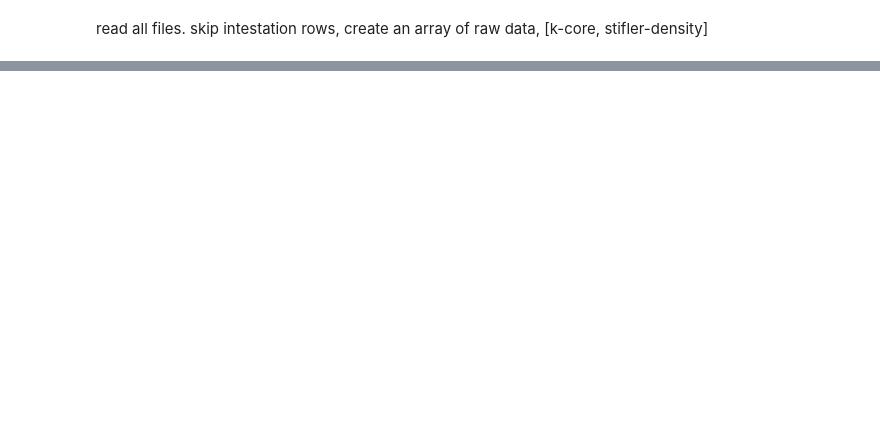
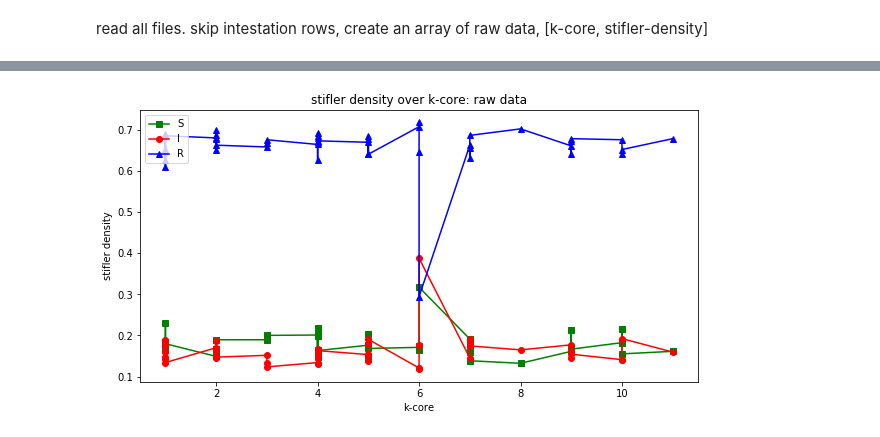
Before and after one commit to BFSteam/memory, a Jupyter notebook: jup/python/Stifler Density Over K-Core.ipynb, the cells around one changed output, grey strips where cells are left out. Saved outputs shown, nothing was run; the diff lists cells and outputs as text; code cells hidden in the pictures; blank space fills up the shorter version.

```diff
--- a/jup/python/Stifler Density Over K-Core.ipynb
+++ b/jup/python/Stifler Density Over K-Core.ipynb
@@ -73,2 +110,31 @@ Text(0.5, 0, 'k-core')
+# %%
+fig = plt.figure()
+ax1 = fig.add_subplot(111)
+
+# sort by k-core
+#s_rawdensities = np.array(sorted(s_rawdensities, key=itemgetter(0)))
+#i_rawdensities = np.array(sorted(i_rawdensities, key=itemgetter(0)))
+#r_rawdensities = np.array(sorted(r_rawdensities, key=itemgetter(0)))
+rawdensities = np.array(sorted(rawdensities, key=itemgetter(0)))
+k, s, i, r = rawdensities.T
+#s_x, s_y = s_rawdensities.T
+#i_x, i_y = i_rawdensities.T
+#r_x, r_y = r_rawdensities.T
+
+#s_x, s_y = (list(x) for x in zip(*sorted(zip(s_x, s_y), key=lambda pair: pair[0])))
+#i_x, i_y = (list(x) for x in zip(*sorted(zip(i_x, i_y), key=lambda pair: pair[0])))
+#r_x, r_y = (list(x) for x in zip(*sorted(zip(r_x, r_y), key=lambda pair: pair[0])))
+
+ax1.plot(k, s, 'sg-', label='S')
+ax1.plot(k, i, 'or-', label='I')
+ax1.plot(k, r, '^b-', label='R')
+
+plt.legend(loc='upper left')
+plt.title("stifler density over k-core: raw data")
+plt.ylabel("stifler density")
+plt.xlabel("k-core")
+plt.show()
+# %% [output]
+[figure, added]
 # %%
 cleanlist = []
```
Also changed, not shown: parts of 10 cells of this notebook, 12 other files.
